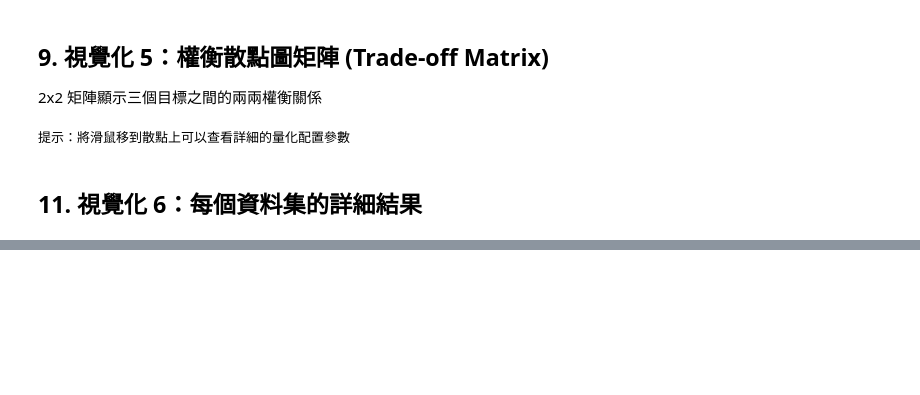
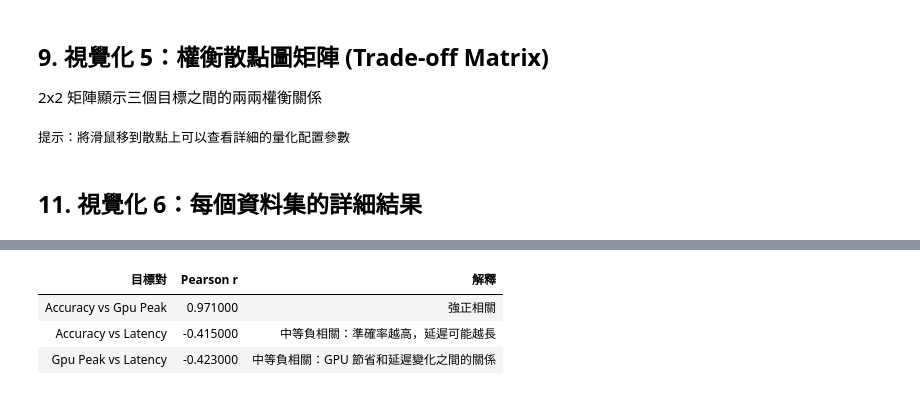
Before and after one commit to TinganYu/2026_GREEN_AI, a Jupyter notebook: results/optimization_visualization.ipynb, the cells around one changed output, grey strips where cells are left out. Cells and saved outputs as stored; diff of their text form; code cells hidden in the pictures; blank space fills up the shorter version.

```diff
--- a/results/optimization_visualization.ipynb
+++ b/results/optimization_visualization.ipynb
@@ -1432,0 +1825,96 @@ GPU 峰值變化: -53.69%
+# %%
+# 視覺化 E：權衡分析與相關性熱力圖
+if pareto_analysis and pareto_analysis.get('tradeoff_analysis'):
+    tradeoff = pareto_analysis['tradeoff_analysis']
+    correlations = tradeoff.get('correlations', {})
+    key_insights = tradeoff.get('key_insights', [])
+
+    print("\n" + "="*70)
+    print("目標權衡分析（相關性分析）")
+    print("="*70)
+
+    # 1. 顯示相關性資訊
+    if correlations:
+        print("\n【目標之間的 Pearson 相關係數】")
+
+        # 建立相關性表格
+        corr_data = []
+        for corr_name, corr_info in correlations.items():
+            # 解析相關性名稱
+            parts = corr_name.split('_vs_')
+            obj1 = parts[0].replace('_', ' ').title() if len(parts) > 0 else 'N/A'
+            obj2 = parts[1].replace('_', ' ').title() if len(parts) > 1 else 'N/A'
+
+            corr_data.append({
+                '目標對': f"{obj1} vs {obj2}",
+                'Pearson r': corr_info.get('pearson_r', 'N/A'),
+                '解釋': corr_info.get('interpretation', 'N/A')
+            })
+
+        df_corr = pd.DataFrame(corr_data)
+        display(df_corr.style.hide(axis='index'))
+
+        # 2. 視覺化相關性熱力圖
+        # 建立相關性矩陣
+        objectives = ['準確率', 'GPU 峰值', '延遲']
+        n = len(objectives)
+        corr_matrix = np.eye(n)  # 對角線為 1
+
+        # 填入相關係數
+        corr_map = {
+            ('準確率', 'GPU 峰值'): correlations.get('accuracy_vs_gpu_peak', {}).get('pearson_r', 0),
+            ('準確率', '延遲'): correlations.get('accuracy_vs_latency', {}).get('pearson_r', 0),
+            ('GPU 峰值', '延遲'): correlations.get('gpu_peak_vs_latency', {}).get('pearson_r', 0)
+        }
+
+        for i, obj1 in enumerate(objectives):
+            for j, obj2 in enumerate(objectives):
+                if i != j:
+                    key = (obj1, obj2) if (obj1, obj2) in corr_map else (obj2, obj1)
+                    corr_matrix[i, j] = corr_map.get(key, 0)
+
+        # 繪製熱力圖
+        fig = go.Figure(data=go.Heatmap(
+            z=corr_matrix,
+            x=objectives,
+            y=objectives,
+            colorscale='RdBu_r',
+            zmin=-1,
+            zmax=1,
+            text=[[f"{v:.3f}" for v in row] for row in corr_matrix],
+            texttemplate="%{text}",
+            textfont={"size": 14},
+            hovertemplate='%{y} vs %{x}<br>相關係數: %{z:.3f}<extra></extra>'
+        ))
+
+        fig.update_layout(
+            title=dict(
+                text='目標之間的相關性熱力圖<br><sub>紅色 = 正相關 | 藍色 = 負相關 | 白色 = 無相關</sub>',
+                x=0.5,
+                xanchor='center'
+            ),
+            height=450,
+            width=550,
+            xaxis_title='目標',
+            yaxis_title='目標'
+        )
+
+        fig.show()
+
+    # 3. 顯示關鍵洞察
+    if key_insights:
+        print("\n【關鍵洞察】")
+        for i, insight in enumerate(key_insights, 1):
+            print(f"  {i}. {insight}")
+
+    # 4. 相關性解釋說明
+    print("\n【相關性解釋】")
+    print("  • r > 0.7: 強正相關 - 兩個目標傾向於同向變化")
+    print("  • 0.4 < r < 0.7: 中等相關")
+    print("  • 0.2 < r < 0.4: 弱相關")
+    print("  • |r| < 0.2: 幾乎無相關")
+    print("  • r < -0.7: 強負相關 - 兩個目標傾向於反向變化（存在權衡）")
+
+else:
+    print("\n⚠️ 沒有權衡分析資料")
+# %% [output]
@@ -1432,0 +1926,4 @@ GPU 峰值變化: -53.69%
+| 目標對 | Pearson r | 解釋 |
+| Accuracy vs Gpu Peak | 0.971000 | 強正相關 |
+| Accuracy vs Latency | -0.415000 | 中等負相關：準確率越高，延遲可能越長 |
+| Gpu Peak vs Latency | -0.423000 | 中等負相關：GPU 節省和延遲變化之間的關係 |
```
Also changed, not shown: parts of 24 cells of this notebook, 9 other files.
